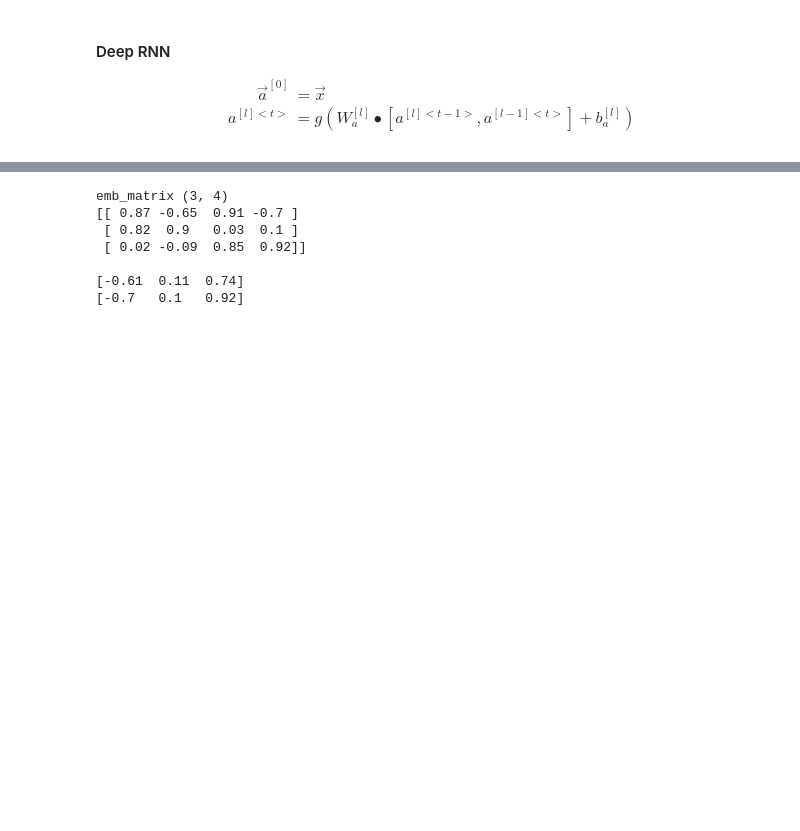
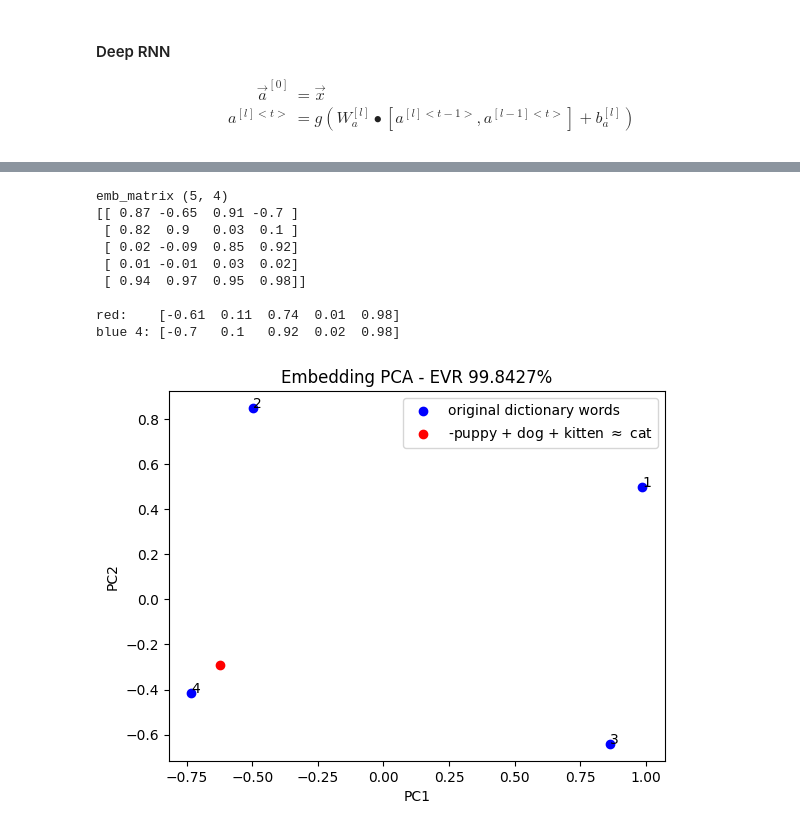
Before and after one commit to nickrusso42518/ml-qrg, a Jupyter notebook: ml_qrg.ipynb, the cells around one changed output, grey strips where cells are left out. Saved outputs shown, nothing was run; the diff lists cells and outputs as text; code cells hidden in the pictures; blank space fills up the shorter version.

Commit message:
rnn embed 2

```diff
--- a/ml_qrg.ipynb
+++ b/ml_qrg.ipynb
@@ -2824,17 +2841,44 @@ $$
 # %%
-emb_matrix = np.array([[0.87, -0.65, 0.91, -0.7], [0.82, 0.9, 0.03, .1], [0.02, -0.09, 0.85, 0.92]])
+emb_matrix = np.array([
+    [0.87, -0.65, 0.91, -0.7],
+    [0.82, 0.9, 0.03, .1],
+    [0.02, -0.09, 0.85, 0.92],
+    [0.01, -0.01, 0.03, 0.02],
+    [0.94, 0.97, 0.95, 0.98],
+])
 print(f"emb_matrix {emb_matrix.shape}\n{emb_matrix}\n")
 names = ["puppy", "dog", "kitten", "cat"]
 word_embs = {name: emb_matrix.dot(row) for row, name in zip(np.eye(len(names)), names)}
 
 # puppy - dog = kitten - ?
-print(-word_embs["puppy"] + word_embs["dog"] + word_embs["kitten"])
-print(word_embs["cat"])
+cat_pred = -word_embs["puppy"] + word_embs["dog"] + word_embs["kitten"]
+print(f"red:    {cat_pred}")
+print(f"blue 4: {word_embs['cat']}")
+
+X = np.append(emb_matrix, cat_pred.reshape(-1,1), axis=1).T
+pca_2 = PCA(n_components=2)
+pca_2.fit(X)
+
+X_pca_2 = pca_2.transform(X)
+pc1 = X_pca_2[:, 0]
+pc2 = X_pca_2[:, 1]
+evr = np.sum(pca_2.explained_variance_ratio_) * 100
+
+plt.scatter(pc1[:-1], pc2[:-1], color="b", label="original dictionary words")
+plt.scatter(pc1[-1], pc2[-1], color="r", label=r"-puppy + dog + kitten $\approx$ cat")
+plt.xlabel("PC1"); plt.ylabel("PC2")
+plt.title(f"Embedding PCA - EVR {evr:.4f}%"); plt.legend()
+
+for i in range(X.shape[0] - 1):
+    plt.annotate(i+1, (pc1[i], pc2[i]))
 # %% [output]
-emb_matrix (3, 4)
+emb_matrix (5, 4)
 [[ 0.87 -0.65  0.91 -0.7 ]
  [ 0.82  0.9   0.03  0.1 ]
- [ 0.02 -0.09  0.85  0.92]]
+ [ 0.02 -0.09  0.85  0.92]
+ [ 0.01 -0.01  0.03  0.02]
+ [ 0.94  0.97  0.95  0.98]]
 
-[-0.61  0.11  0.74]
-[-0.7   0.1   0.92]
+red:    [-0.61  0.11  0.74  0.01  0.98]
+blue 4: [-0.7   0.1   0.92  0.02  0.98]
+[figure, added]
```
Also changed, not shown: parts of 3 cells of this notebook.
